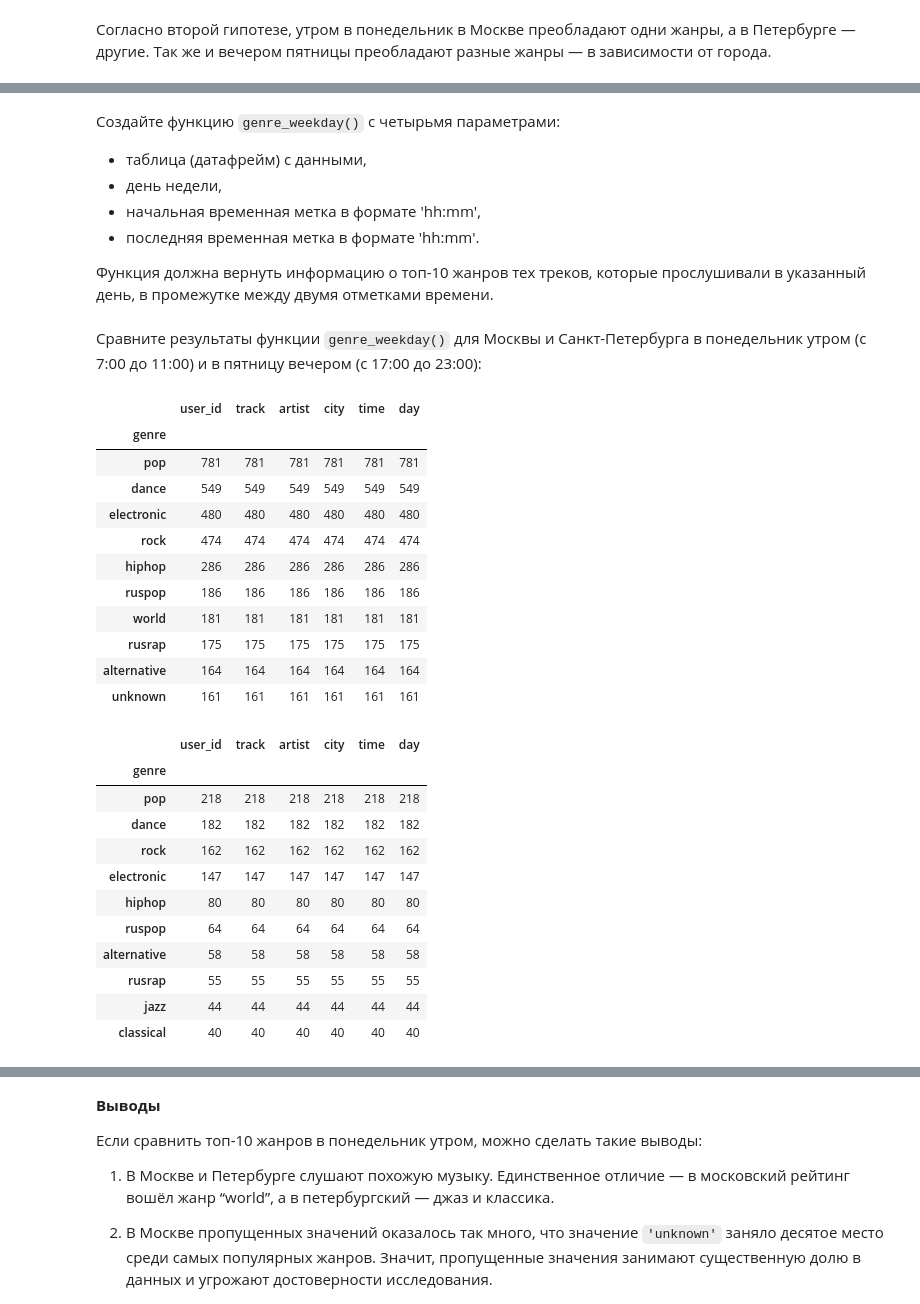
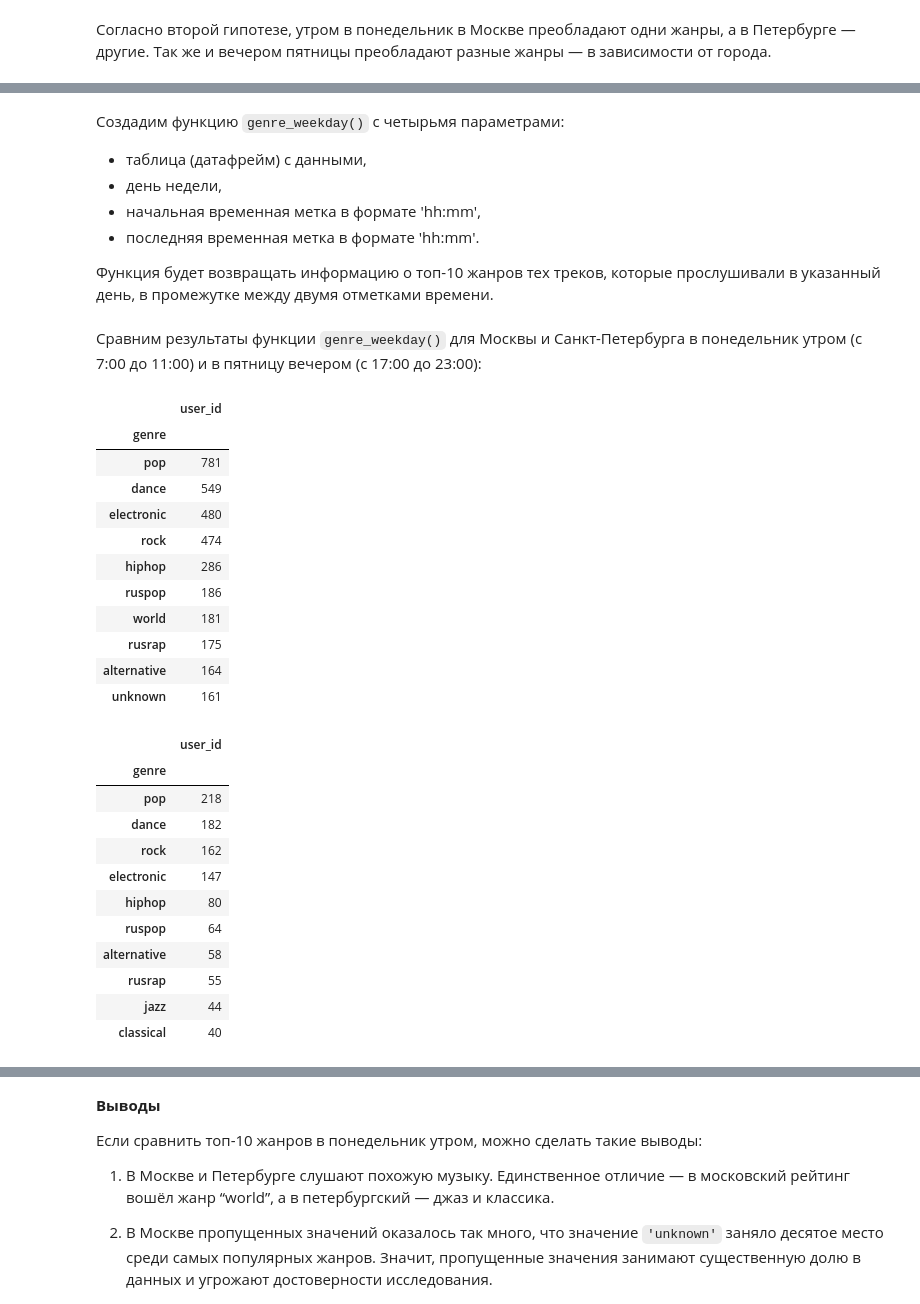
Before and after one commit to dmisharo/my_codes_repo, a Jupyter notebook: 01 Исследование данных сервиса Яндекс.Музыка — сравнение пользователей двух городов/sharonov_m1_01_final .ipynb, the cells around one changed output, grey strips where cells are left out. Saved outputs shown, nothing was run; the diff lists cells and outputs as text; code cells hidden in the pictures.

```diff
--- a/01 Исследование данных сервиса Яндекс.Музыка — сравнение пользователей двух городов/sharonov_m1_01_final .ipynb
+++ b/01 Исследование данных сервиса Яндекс.Музыка — сравнение пользователей двух городов/sharonov_m1_01_final .ipynb
@@ -36,3 +28,3 @@ import pandas as pd
 # %%
 # чтение файла с данными и сохранение в df
-df = pd.read_csv('/datasets/yandex_music_project.csv')
+df = pd.read_csv('yandex_music_project.csv')
@@ -404,0 +327,9 @@ pd.DataFrame(data = calc_data, columns = col_names)
+# %%
+row1 = ['Moscow']
+row2 = ['Saint-Petersburg']
+for day in ['Monday', 'Wednesday', 'Friday']:
+    row1.append(number_tracks(day, row1[0]))
+    row2.append(number_tracks(day, row2[0]))
+col_names = ['city', 'monday', 'wednesday', 'friday']
+calc_data = [row1, row2]
+pd.DataFrame(data = calc_data, columns = col_names)
@@ -430,12 +359,12 @@ moscow_general = df[df['city'] == 'Moscow']
 
 spb_general = df[df['city'] == 'Saint-Petersburg']
 # %% [markdown]
-Создайте функцию `genre_weekday()` с четырьмя параметрами:
+Создадим функцию `genre_weekday()` с четырьмя параметрами:
 * таблица (датафрейм) с данными,
 * день недели,
 * начальная временная метка в формате 'hh:mm',
 * последняя временная метка в формате 'hh:mm'.
 
-Функция должна вернуть информацию о топ-10 жанров тех треков, которые прослушивали в указанный день, в промежутке между двумя отметками времени.
+Функция будет возвращать информацию о топ-10 жанров тех треков, которые прослушивали в указанный день, в промежутке между двумя отметками времени.
 # %%
 # Объявление функции genre_weekday() с параметрами table, day, time1, time2,
@@ -473,42 +386,40 @@ def genre_weekday(table, day, time1, time2):
     return genre_df_sorted.head(10)
 # %% [markdown]
-Cравните результаты функции `genre_weekday()` для Москвы и Санкт-Петербурга в понедельник утром (с 7:00 до 11:00) и в пятницу вечером (с 17:00 до 23:00):
+Сравним результаты функции `genre_weekday()` для Москвы и Санкт-Петербурга в понедельник утром (с 7:00 до 11:00) и в пятницу вечером (с 17:00 до 23:00):
 # %%
-# вызов функции для утра понедельника в Москве (вместо df — таблица moscow_general)
-# объекты, хранящие время, являются строками и сравниваются как строки
-# пример вызова: genre_weekday(moscow_general, 'Monday', '07:00', '11:00')
+# вызов функции для утра понедельника в Москве
 
-genre_weekday(moscow_general, 'Monday', '07:00', '11:00')
+genre_weekday(moscow_general, 'Monday', '07:00', '11:00')['user_id'].to_frame()
 # %% [output]
-|  | user_id | track | artist | city | time | day |
-| genre |  |  |  |  |  |  |
-| pop | 781 | 781 | 781 | 781 | 781 | 781 |
-| dance | 549 | 549 | 549 | 549 | 549 | 549 |
-| electronic | 480 | 480 | 480 | 480 | 480 | 480 |
-| rock | 474 | 474 | 474 | 474 | 474 | 474 |
-| hiphop | 286 | 286 | 286 | 286 | 286 | 286 |
-| ruspop | 186 | 186 | 186 | 186 | 186 | 186 |
-| world | 181 | 181 | 181 | 181 | 181 | 181 |
-| rusrap | 175 | 175 | 175 | 175 | 175 | 175 |
-| alternative | 164 | 164 | 164 | 164 | 164 | 164 |
-| unknown | 161 | 161 | 161 | 161 | 161 | 161 |
+|  | user_id |
+| genre |  |
+| pop | 781 |
+| dance | 549 |
+| electronic | 480 |
+| rock | 474 |
+| hiphop | 286 |
+| ruspop | 186 |
+| world | 181 |
+| rusrap | 175 |
+| alternative | 164 |
+| unknown | 161 |
 # %%
-# вызов функции для утра понедельника в Петербурге (вместо df — таблица spb_general)
+# вызов функции для утра понедельника в Петербурге
 
-genre_weekday(spb_general, 'Monday', '07:00', '11:00')
+genre_weekday(spb_general, 'Monday', '07:00', '11:00')['user_id'].to_frame()
 # %% [output]
-|  | user_id | track | artist | city | time | day |
-| genre |  |  |  |  |  |  |
-| pop | 218 | 218 | 218 | 218 | 218 | 218 |
-| dance | 182 | 182 | 182 | 182 | 182 | 182 |
-| rock | 162 | 162 | 162 | 162 | 162 | 162 |
-| electronic | 147 | 147 | 147 | 147 | 147 | 147 |
-| hiphop | 80 | 80 | 80 | 80 | 80 | 80 |
-| ruspop | 64 | 64 | 64 | 64 | 64 | 64 |
-| alternative | 58 | 58 | 58 | 58 | 58 | 58 |
-| rusrap | 55 | 55 | 55 | 55 | 55 | 55 |
-| jazz | 44 | 44 | 44 | 44 | 44 | 44 |
-| classical | 40 | 40 | 40 | 40 | 40 | 40 |
+|  | user_id |
+| genre |  |
+| pop | 218 |
+| dance | 182 |
+| rock | 162 |
+| electronic | 147 |
+| hiphop | 80 |
+| ruspop | 64 |
+| alternative | 58 |
+| rusrap | 55 |
+| jazz | 44 |
+| classical | 40 |
 # %%
 # вызов функции для вечера пятницы в Москве
 
```
Also changed, not shown: parts of 63 cells of this notebook.
